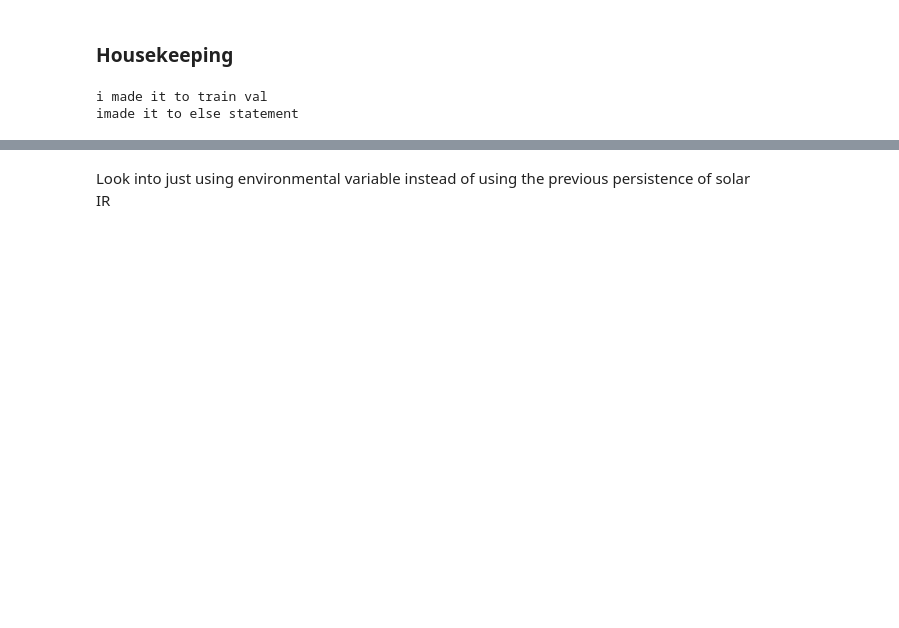
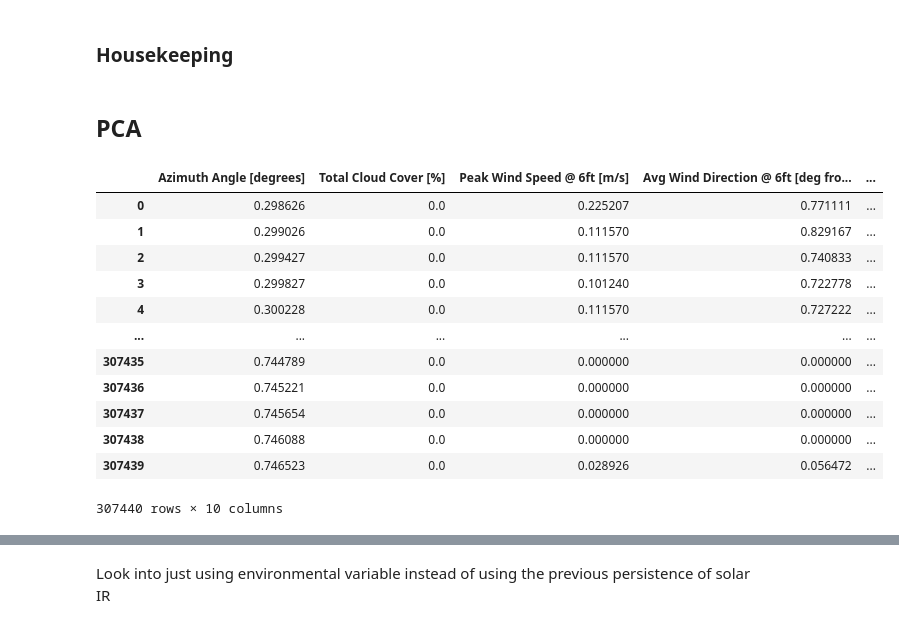
Before and after one commit to emilylach/SolarNN, a Jupyter notebook: DenseNN.ipynb, the cells around one changed output, grey strips where cells are left out. Drawn from its saved outputs; the diff is of its cells as text; code cells hidden in the pictures; blank space fills up the shorter version.

Commit message:
Added a section to perform PCA on groups of columns based on Settings.py file

```diff
--- a/DenseNN.ipynb
+++ b/DenseNN.ipynb
@@ -14,13 +17,28 @@ import keras_tuner as kt
 %matplotlib notebook
 %load_ext tensorboard
 # %%
-current_exp = experiments['all']
+current_exp = experiments['pca']
 
 pipeline = Pipeline.DataClean(columns, current_exp)
 pipeline.clean_data()
 pipeline.norm()
 pipeline.split_label()
 pipeline.train_val()
-# %% [output]
-i made it to train val
-imade it to else statement
+# %% [markdown]
+## PCA
+# %%
+pipeline.floatdata
+# %% [output]
+|  | Azimuth Angle [degrees] | Total Cloud Cover [%] | Peak Wind Speed @ 6ft [m/s] | Avg Wind Direction @ 6ft [deg fro... | ... |
+| 0 | 0.298626 | 0.0 | 0.225207 | 0.771111 | ... |
+| 1 | 0.299026 | 0.0 | 0.111570 | 0.829167 | ... |
+| 2 | 0.299427 | 0.0 | 0.111570 | 0.740833 | ... |
+| 3 | 0.299827 | 0.0 | 0.101240 | 0.722778 | ... |
+| 4 | 0.300228 | 0.0 | 0.111570 | 0.727222 | ... |
+| ... | ... | ... | ... | ... | ... |
+| 307435 | 0.744789 | 0.0 | 0.000000 | 0.000000 | ... |
+| 307436 | 0.745221 | 0.0 | 0.000000 | 0.000000 | ... |
+| 307437 | 0.745654 | 0.0 | 0.000000 | 0.000000 | ... |
+| 307438 | 0.746088 | 0.0 | 0.000000 | 0.000000 | ... |
+| 307439 | 0.746523 | 0.0 | 0.028926 | 0.056472 | ... |
+307440 rows × 10 columns
```
Also changed, not shown: parts of 9 cells of this notebook, 4 other files.
